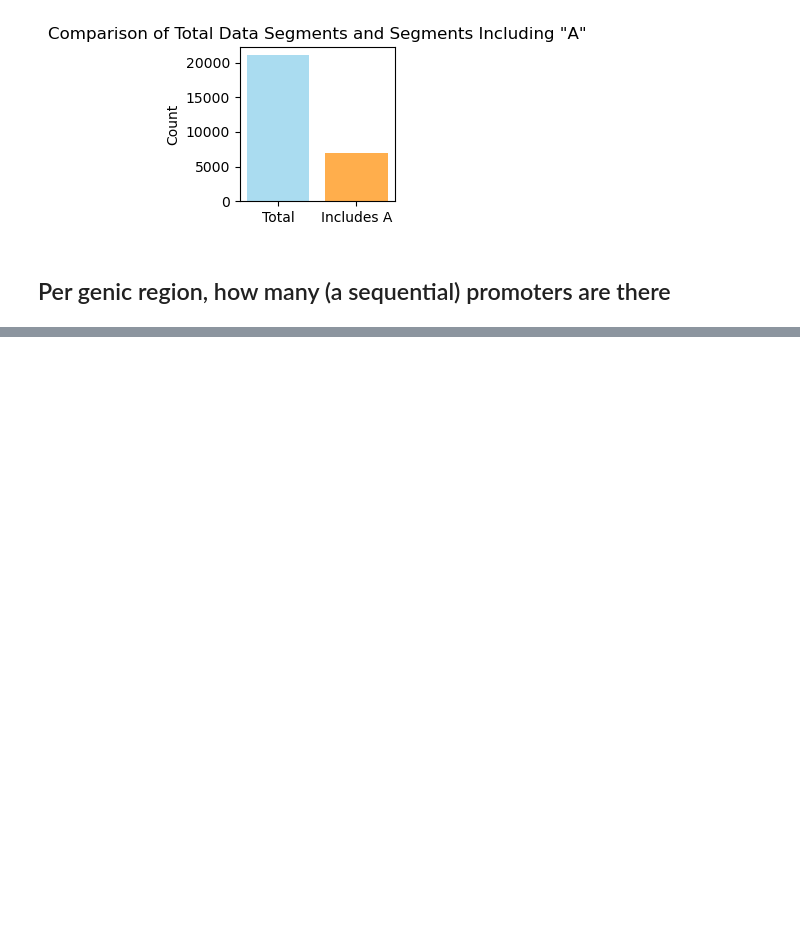
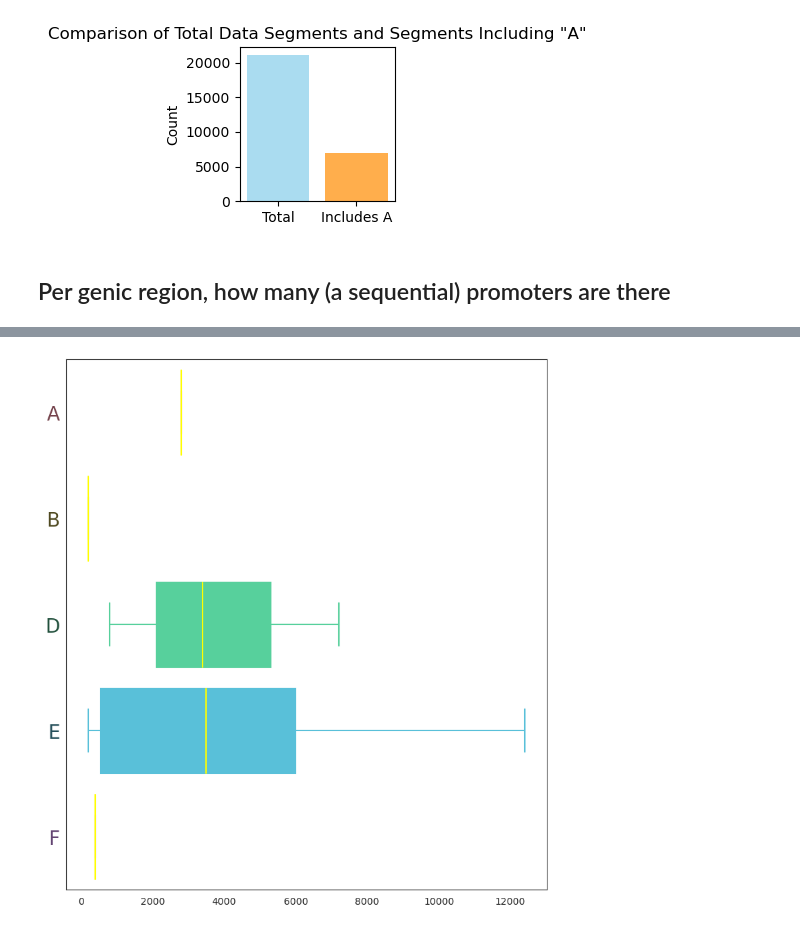
Before and after one commit to caocao0525/NSP, a Jupyter notebook: promoter_study.ipynb, the cells around one changed output, grey strips where cells are left out. Saved outputs shown, nothing was run; the diff lists cells and outputs as text; code cells hidden in the pictures; blank space fills up the shorter version.

```diff
--- a/promoter_study.ipynb
+++ b/promoter_study.ipynb
@@ -346,3 +349,0 @@ def
-# %%
-with open("../database/roadmap/gene_css_unit_pickled/E001_gene_css_pickled.pkl","rb") as f:
-    test_data=pickle.load(f)
@@ -382,0 +422,41 @@ for item in check_test:
+# %%
+import matplotlib.pyplot as plt
+from matplotlib.colors import rgb_to_hsv, hsv_to_rgb, to_rgb
+import seaborn as sns
+import pandas as pd
+import numpy as np
+
+# Function to enlighten color
+def enlighten(color, factor=0.5):
+    h, s, v = rgb_to_hsv(to_rgb(color))
+    return hsv_to_rgb((h, s, 1 - factor * (1 - v)))
+
+# Function to endarken color
+def endarken(color, factor=0.5):
+    h, s, v = rgb_to_hsv(to_rgb(color))
+    return hsv_to_rgb((h, s, factor * v))
+
+# Load data
+result = css_freq_len(strings)
+
+# Flatten lengths and transform data to suitable format
+df = pd.DataFrame({key: pd.Series(value['lengths']) for key, value in result.items()})
+
+sns.set_style('white')
+fig, ax = plt.subplots(figsize=(9, 10))
+
+colors = sns.color_palette("husl", len(df.columns))
+sns.boxplot(data=df, orient="h", showfliers=False, palette='husl',
+            medianprops=dict(color="yellow", label='median'), ax=ax)
+box_container = ax.patches if len(ax.patches) > 0 else ax.artists
+lines_per_boxplot = len(ax.lines) // len(box_container)
+for i, (box, ytick) in enumerate(zip(box_container, ax.get_yticklabels())):
+    ytick.set_color(endarken(box.get_facecolor()))
+    ytick.set_fontsize(20)
+    color = enlighten(box.get_facecolor())
+    box.set_color(color)
+    for lin in ax.lines[i * lines_per_boxplot: (i + 1) * lines_per_boxplot]:
+        if lin.get_label() != 'median':
+            lin.set_color(color)
+# %% [output]
+[figure, added]
```
Also changed, not shown: parts of 18 cells of this notebook, 1 other file.
